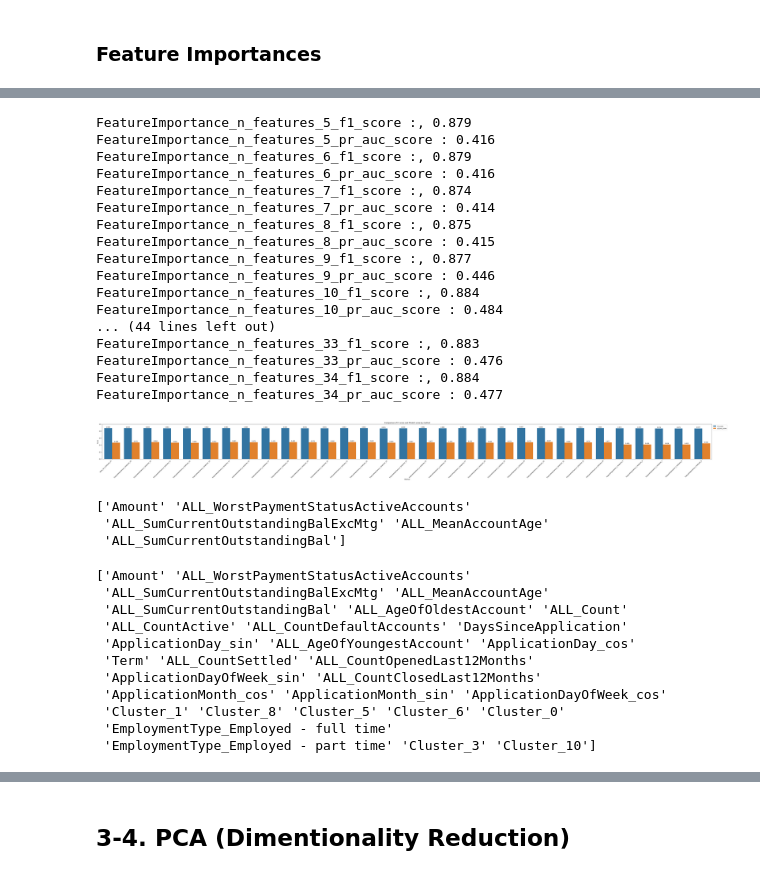
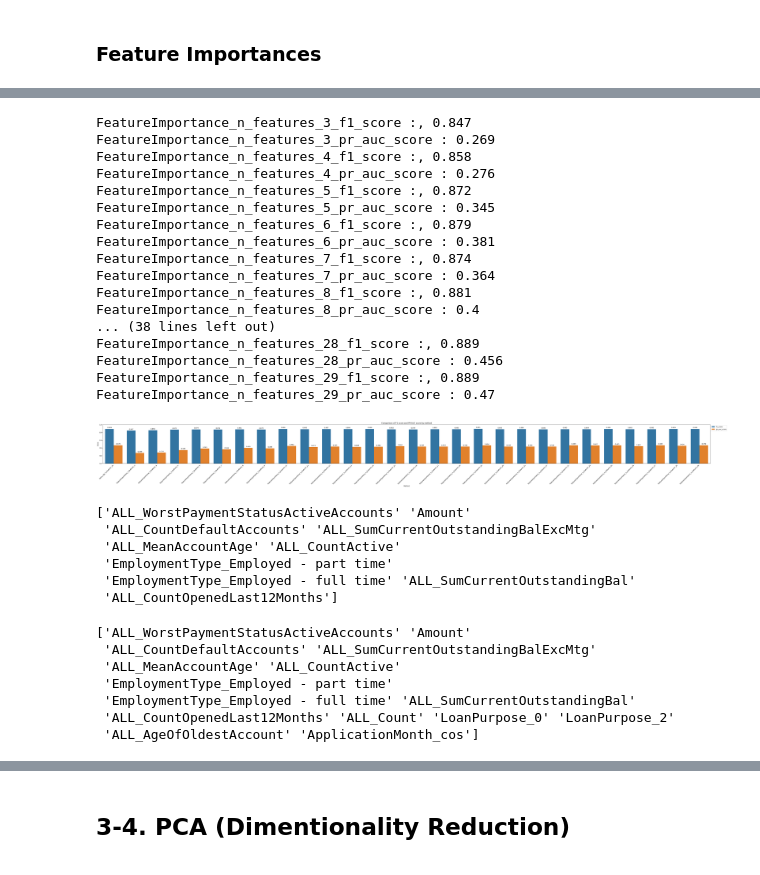
Before and after one commit to katieminjoo/Data_Engineering, a Jupyter notebook: Classification_task/Classification.ipynb, the cells around one changed output, grey strips where cells are left out. Cells and saved outputs as stored; diff of their text form; code cells hidden in the pictures.

```diff
--- a/Classification_task/Classification.ipynb
+++ b/Classification_task/Classification.ipynb
@@ -828,5 +869,5 @@ evaluator.calculate_update_score(base_model, method = 'base_cb', selected_featur
 # %%
-selector = SelectKBest(mutual_info_classif, k = 20)
+selector = SelectKBest(mutual_info_classif, k = 5)
 selector.fit(X_train, y_train)
 
 selected_feature_mask = selector.get_support()
@@ -917,4 +958,4 @@ F1 score with threshold 0.4: 0.889
 # %%
 evaluator = ModelEvaluator()
-evaluator.calculate_update_score(base_model, method = 'base_cb', selected_features = X.columns)
+evaluator.calculate_update_score(base_model, method = 'base_xgb', selected_features = X.columns)
 # %% [output]
@@ -923,3 +964,3 @@ base_cb_n_features_37_pr_auc_score : 0.468
 # %%
-evaluator.calculate_update_score(base_model, method = 'Wrapper_RFE', selected_features = selected_features)
-evaluator.plot_scores()
+# evaluator.calculate_update_score(base_model, method = 'Wrapper_RFE', selected_features = selected_features)
+# evaluator.plot_scores()
@@ -968,5 +1004,5 @@ Selected features by Lasso: ['Amount', 'Term', 'ALL_AgeOfOldestAccount', 'ALL_Ag
 ### Feature Importances
 # %%
 evaluator = ModelEvaluator()
-evaluator.calculate_update_score(base_model, method = 'base_cb', selected_features = X.columns)
+evaluator.calculate_update_score(base_model, method = 'base_xgb', selected_features = X.columns)
 # %% [output]
@@ -1028,56 +1064,55 @@ Top N Features:
 # %%
 def number_of_top_features_fi(n):
     selected_features_top_n = feature_importances_df.sort_values(by='Importance', ascending=False).head(n)
     evaluator.calculate_update_score(base_model, method = 'FeatureImportance', selected_features = selected_features_top_n['Feature'].values)
     # evaluator.plot_scores()
 
-for i in range(5,35):
+for i in range(3,30):
     number_of_top_features_fi(i)
 
 evaluator.plot_scores()
 # %% [output]
-FeatureImportance_n_features_5_f1_score :, 0.879
-FeatureImportance_n_features_5_pr_auc_score : 0.416
+FeatureImportance_n_features_3_f1_score :, 0.847
+FeatureImportance_n_features_3_pr_auc_score : 0.269
+FeatureImportance_n_features_4_f1_score :, 0.858
+FeatureImportance_n_features_4_pr_auc_score : 0.276
+FeatureImportance_n_features_5_f1_score :, 0.872
+FeatureImportance_n_features_5_pr_auc_score : 0.345
 FeatureImportance_n_features_6_f1_score :, 0.879
-FeatureImportance_n_features_6_pr_auc_score : 0.416
+FeatureImportance_n_features_6_pr_auc_score : 0.381
 FeatureImportance_n_features_7_f1_score :, 0.874
-FeatureImportance_n_features_7_pr_auc_score : 0.414
-FeatureImportance_n_features_8_f1_score :, 0.875
-FeatureImportance_n_features_8_pr_auc_score : 0.415
-FeatureImportance_n_features_9_f1_score :, 0.877
-FeatureImportance_n_features_9_pr_auc_score : 0.446
-FeatureImportance_n_features_10_f1_score :, 0.884
-FeatureImportance_n_features_10_pr_auc_score : 0.484
-... (44 lines left out)
-FeatureImportance_n_features_33_f1_score :, 0.883
-FeatureImportance_n_features_33_pr_auc_score : 0.476
-FeatureImportance_n_features_34_f1_score :, 0.884
-FeatureImportance_n_features_34_pr_auc_score : 0.477
+FeatureImportance_n_features_7_pr_auc_score : 0.364
+FeatureImportance_n_features_8_f1_score :, 0.881
+FeatureImportance_n_features_8_pr_auc_score : 0.4
+... (38 lines left out)
+FeatureImportance_n_features_28_f1_score :, 0.889
+FeatureImportance_n_features_28_pr_auc_score : 0.456
+FeatureImportance_n_features_29_f1_score :, 0.889
+FeatureImportance_n_features_29_pr_auc_score : 0.47
-[figure, old version]
+[figure, new version]
 # %%
-top_n = 5
+top_n = 10
 selected_features_top_n = feature_importances_df.sort_values(by='Importance', ascending=False).head(top_n)
 fi_top_n_features = selected_features_top_n['Feature'].values
 print(fi_top_n_features)
 # It means those features are really important
 # %% [output]
-['Amount' 'ALL_WorstPaymentStatusActiveAccounts'
- 'ALL_SumCurrentOutstandingBalExcMtg' 'ALL_MeanAccountAge'
- 'ALL_SumCurrentOutstandingBal']
+['ALL_WorstPaymentStatusActiveAccounts' 'Amount'
+ 'ALL_CountDefaultAccounts' 'ALL_SumCurrentOutstandingBalExcMtg'
+ 'ALL_MeanAccountAge' 'ALL_CountActive'
+ 'EmploymentType_Employed - part time'
+ 'EmploymentType_Employed - full time' 'ALL_SumCurrentOutstandingBal'
+ 'ALL_CountOpenedLast12Months']
 # %%
-top_n = 30
+top_n = 15
 selected_features_top_n = feature_importances_df.sort_values(by='Importance', ascending=False).head(top_n)
 fi_top_n_features = selected_features_top_n['Feature'].values
 print(fi_top_n_features)
 # %% [output]
-['Amount' 'ALL_WorstPaymentStatusActiveAccounts'
- 'ALL_SumCurrentOutstandingBalExcMtg' 'ALL_MeanAccountAge'
- 'ALL_SumCurrentOutstandingBal' 'ALL_AgeOfOldestAccount' 'ALL_Count'
- 'ALL_CountActive' 'ALL_CountDefaultAccounts' 'DaysSinceApplication'
- 'ApplicationDay_sin' 'ALL_AgeOfYoungestAccount' 'ApplicationDay_cos'
- 'Term' 'ALL_CountSettled' 'ALL_CountOpenedLast12Months'
- 'ApplicationDayOfWeek_sin' 'ALL_CountClosedLast12Months'
- 'ApplicationMonth_cos' 'ApplicationMonth_sin' 'ApplicationDayOfWeek_cos'
- 'Cluster_1' 'Cluster_8' 'Cluster_5' 'Cluster_6' 'Cluster_0'
- 'EmploymentType_Employed - full time'
- 'EmploymentType_Employed - part time' 'Cluster_3' 'Cluster_10']
+['ALL_WorstPaymentStatusActiveAccounts' 'Amount'
+ 'ALL_CountDefaultAccounts' 'ALL_SumCurrentOutstandingBalExcMtg'
+ 'ALL_MeanAccountAge' 'ALL_CountActive'
+ 'EmploymentType_Employed - part time'
+ 'EmploymentType_Employed - full time' 'ALL_SumCurrentOutstandingBal'
+ 'ALL_CountOpenedLast12Months' 'ALL_Count' 'LoanPurpose_0' 'LoanPurpose_2'
+ 'ALL_AgeOfOldestAccount' 'ApplicationMonth_cos']
```
Also changed, not shown: parts of 113 cells of this notebook, 1 other file.
